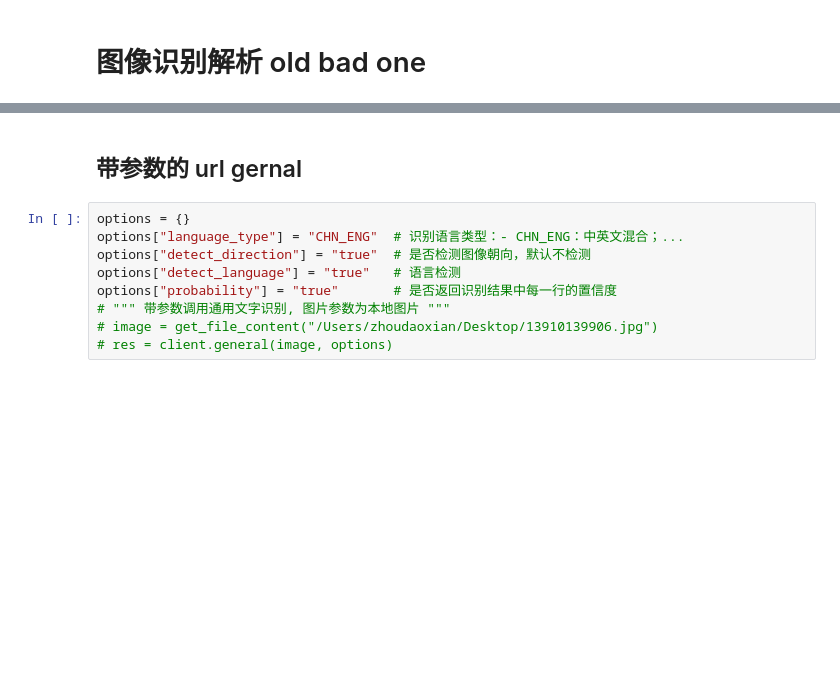
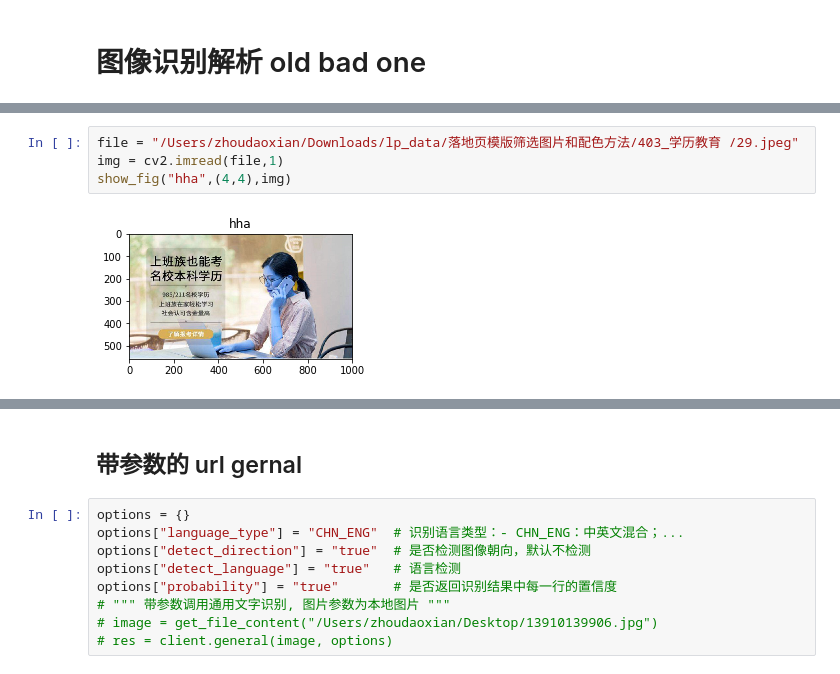
Before and after one commit to zdxpan/BDAIImageRec, a Jupyter notebook: 图像识别.ipynb, the cells around one changed output, grey strips where cells are left out. Drawn from its saved outputs; the diff is of its cells as text; blank space fills up the shorter version.

```diff
--- a/图像识别.ipynb
+++ b/图像识别.ipynb
@@ -51,0 +103,6 @@ image = get_file_content(file)
+# %%
+file = "/Users/zhoudaoxian/Downloads/lp_data/落地页模版筛选图片和配色方法/403_学历教育 /29.jpeg"
+img = cv2.imread(file,1)
+show_fig("hha",(4,4),img)
+# %% [output]
+[figure, added]
```
Also changed, not shown: parts of 37 cells of this notebook, 3 other files.
